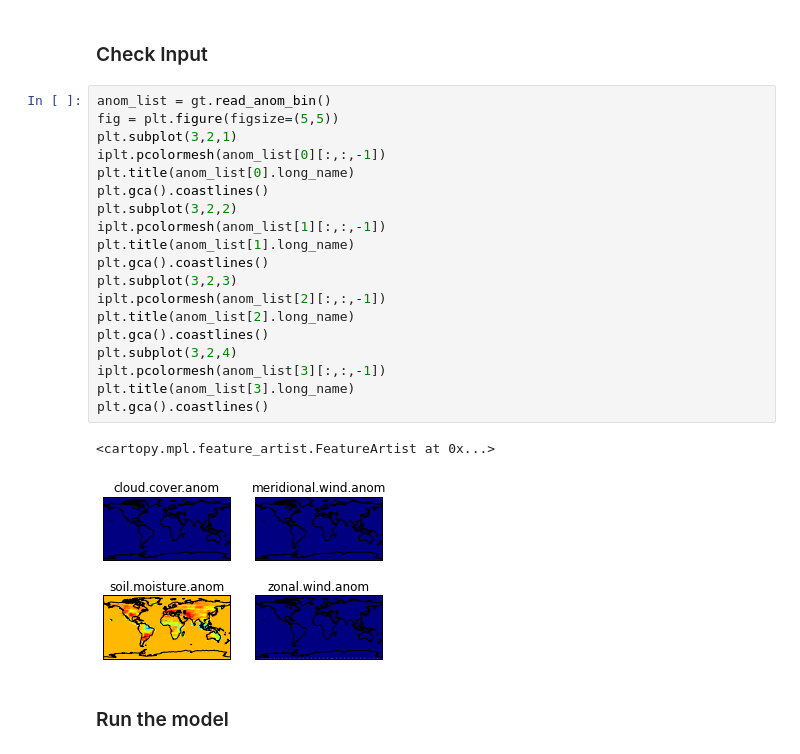
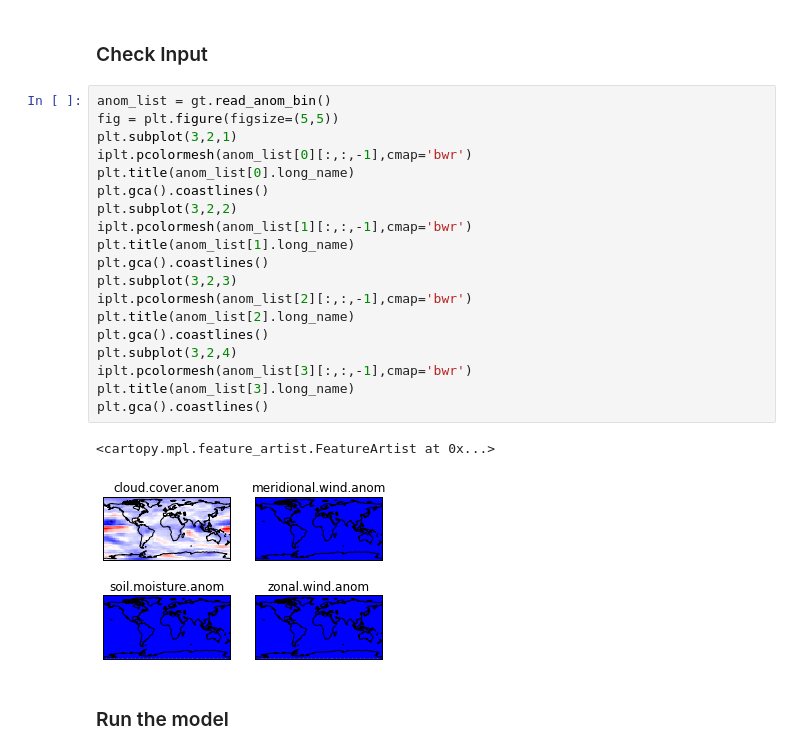
Before and after one commit to nltyrrell/greb_tools, a Jupyter notebook: greb_experiments.ipynb, the cells around one changed output. Saved outputs shown, nothing was run; the diff lists cells and outputs as text.

Commit message:
cloud anom working for 4ysl reg anomaly

```diff
--- a/greb_experiments.ipynb
+++ b/greb_experiments.ipynb
@@ -141,25 +176,25 @@ Anomalous soil moisture input copied to main dir
 # %%
 anom_list = gt.read_anom_bin()
 fig = plt.figure(figsize=(5,5))
 plt.subplot(3,2,1)
-iplt.pcolormesh(anom_list[0][:,:,-1])
+iplt.pcolormesh(anom_list[0][:,:,-1],cmap='bwr')
 plt.title(anom_list[0].long_name)
 plt.gca().coastlines()
 plt.subplot(3,2,2)
-iplt.pcolormesh(anom_list[1][:,:,-1])
+iplt.pcolormesh(anom_list[1][:,:,-1],cmap='bwr')
 plt.title(anom_list[1].long_name)
 plt.gca().coastlines()
 plt.subplot(3,2,3)
-iplt.pcolormesh(anom_list[2][:,:,-1])
+iplt.pcolormesh(anom_list[2][:,:,-1],cmap='bwr')
 plt.title(anom_list[2].long_name)
 plt.gca().coastlines()
 plt.subplot(3,2,4)
-iplt.pcolormesh(anom_list[3][:,:,-1])
+iplt.pcolormesh(anom_list[3][:,:,-1],cmap='bwr')
 plt.title(anom_list[3].long_name)
 plt.gca().coastlines()
 # %% [output]
 <cartopy.mpl.feature_artist.FeatureArtist at 0x...>
-[figure, old version]
+[figure, new version]
 # %% [markdown]
 ### Run the model
 # %%
```
Also changed, not shown: parts of 16 cells of this notebook, 3 other files.
